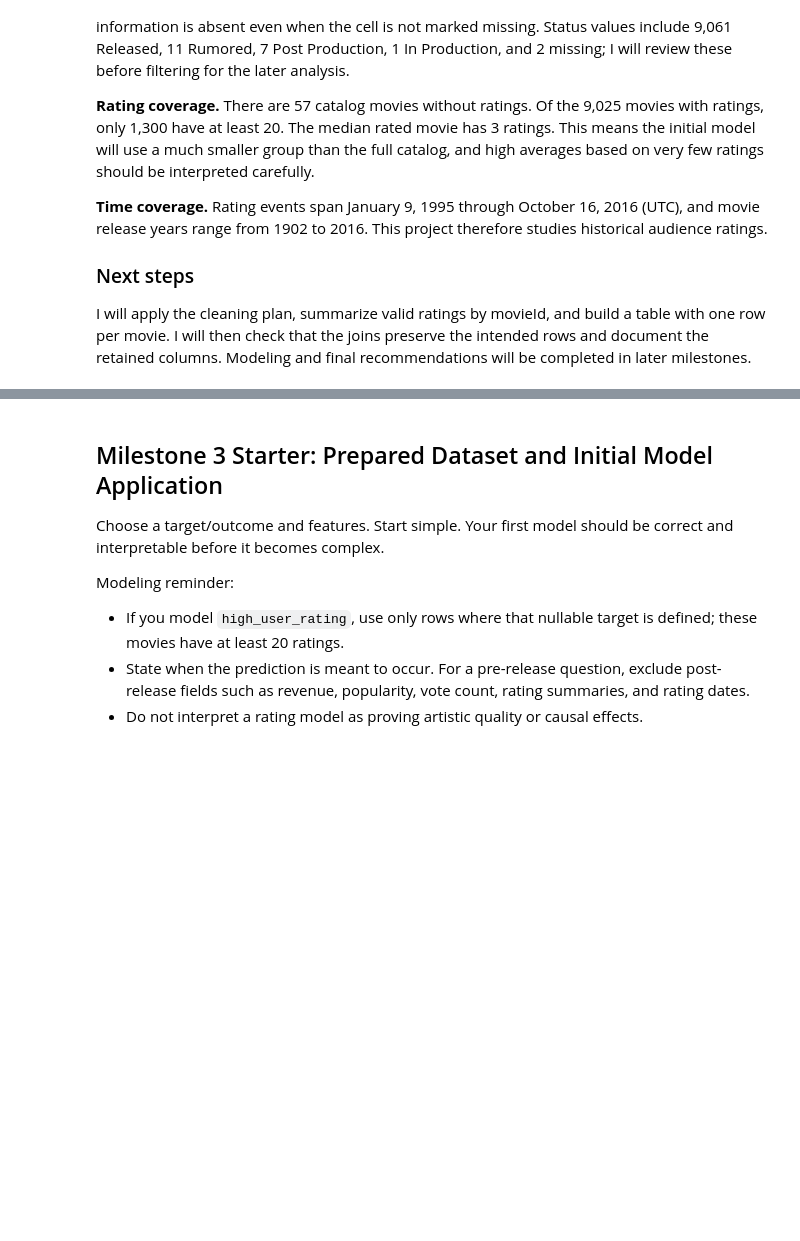
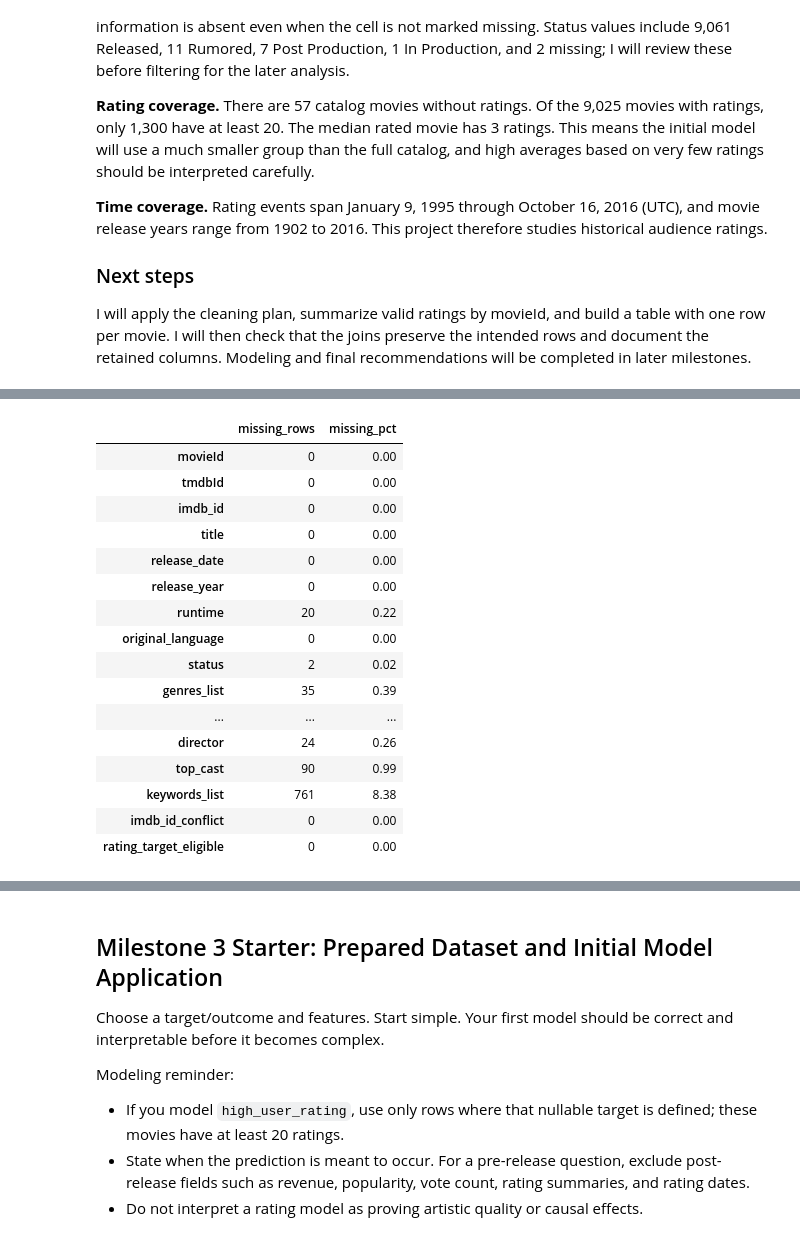
Before and after one commit to DYarritu11/BAN6003-MOVIES-PROJECT-DANIELYARRITU, a Jupyter notebook: notebooks/movies_project_starter.ipynb, the cells around one changed output, grey strips where cells are left out. Drawn from its saved outputs; the diff is of its cells as text; code cells hidden in the pictures; blank space fills up the shorter version.

Commit message:
Complete Movies Milestone 2 preliminary ABT

```diff
--- a/notebooks/movies_project_starter.ipynb
+++ b/notebooks/movies_project_starter.ipynb
@@ -520,0 +462,16 @@ if RUN_FUTURE_MILESTONES:
+# %%
+assert ratings[["userId", "movieId"]].notna().all().all()
+assert not ratings.duplicated(["userId", "movieId"]).any()
+assert ratings["rating"].isin(np.arange(0.5, 5.5, 0.5)).all()
+assert ratings["movieId"].isin(movies_clean["movieId"]).all()
+
+rating_summary = (
+    ratings.groupby("movieId", as_index=False)
+    .agg(
+        user_rating_mean=("rating", "mean"),
+        user_rating_count=("rating", "size"),
+    )
+)
+assert rating_summary["user_rating_count"].sum() == len(ratings)
+print(f"{len(ratings):,} rating events summarized into {len(rating_summary):,} movies.")
+display(rating_summary.head())
@@ -520,0 +490,48 @@ if RUN_FUTURE_MILESTONES:
+# %%
+join_checks = []
+
+def join_movie_table(left, right, key, table_name):
+    assert left[key].notna().all() and right[key].notna().all()
+    joined = left.merge(right, on=key, how="left", validate="one_to_one", indicator=True)
+    duplicate_movies = joined["movieId"].duplicated().sum()
+    join_checks.append({
+        "table": table_name,
+        "key": key,
+        "rows_before": len(left),
+        "right_rows": len(right),
+        "rows_after": len(joined),
+        "duplicate_movie_ids": duplicate_movies,
+        "unmatched_movies": joined["_merge"].eq("left_only").sum(),
+        "unused_right_rows": (~right[key].isin(left[key])).sum(),
+    })
+    assert len(joined) == len(left) and duplicate_movies == 0
+    return joined.drop(columns="_merge")
+
+abt = join_movie_table(movies_clean, rating_summary, "movieId", "Rating summary")
+abt = join_movie_table(abt, links_clean, "movieId", "Links")
+abt = join_movie_table(abt, credits_clean, "tmdbId", "Credits")
+abt = join_movie_table(abt, keywords_clean, "tmdbId", "Keywords")
+display(pd.DataFrame(join_checks))
+
+assert abt["linked_tmdbId"].notna().all()
+assert abt["tmdbId"].eq(abt["linked_tmdbId"]).all()
+abt["imdb_id_conflict"] = abt["imdb_id"].ne(abt["linked_imdb_id"])
+abt = abt.drop(columns="linked_tmdbId")
+abt["user_rating_count"] = abt["user_rating_count"].fillna(0).astype("int64")
+abt["rating_target_eligible"] = abt["user_rating_count"].ge(20)
+assert abt["user_rating_mean"].isna().eq(abt["user_rating_count"].eq(0)).all()
+assert abt["user_rating_count"].sum() == len(ratings)
+
+missingness = abt.isna().sum().rename("missing_rows").to_frame()
+missingness["missing_pct"] = (100 * missingness["missing_rows"] / len(abt)).round(2)
+display(missingness)
+display(pd.Series({
+    "catalog_movies": len(abt),
+    "movies_without_ratings": abt["user_rating_count"].eq(0).sum(),
+    "movies_with_at_least_20_ratings": abt["rating_target_eligible"].sum(),
+    "released_movies_with_at_least_20_ratings": (
+        abt["rating_target_eligible"] & abt["status"].eq("Released")
+    ).sum(),
+    "conflicting_imdb_ids": abt["imdb_id_conflict"].sum(),
+}))
+# %% [output]
@@ -520,0 +543,17 @@ if RUN_FUTURE_MILESTONES:
+|  | missing_rows | missing_pct |
+| movieId | 0 | 0.00 |
+| tmdbId | 0 | 0.00 |
+| imdb_id | 0 | 0.00 |
+| title | 0 | 0.00 |
+| release_date | 0 | 0.00 |
+| release_year | 0 | 0.00 |
+| runtime | 20 | 0.22 |
+| original_language | 0 | 0.00 |
+| status | 2 | 0.02 |
+| genres_list | 35 | 0.39 |
+| ... | ... | ... |
+| director | 24 | 0.26 |
+| top_cast | 90 | 0.99 |
+| keywords_list | 761 | 8.38 |
+| imdb_id_conflict | 0 | 0.00 |
+| rating_target_eligible | 0 | 0.00 |
```
Also changed, not shown: parts of 30 cells of this notebook, 3 other files.
